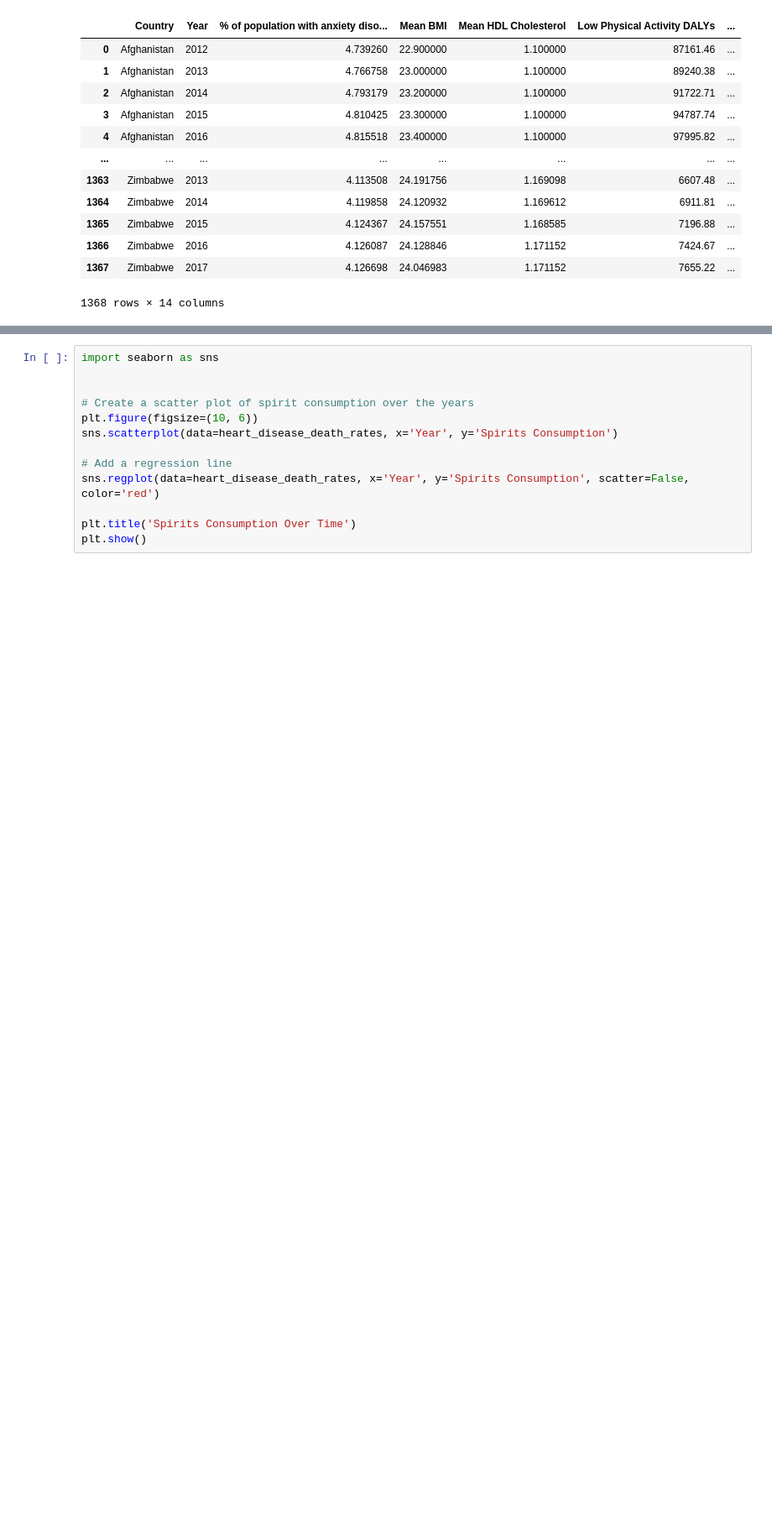
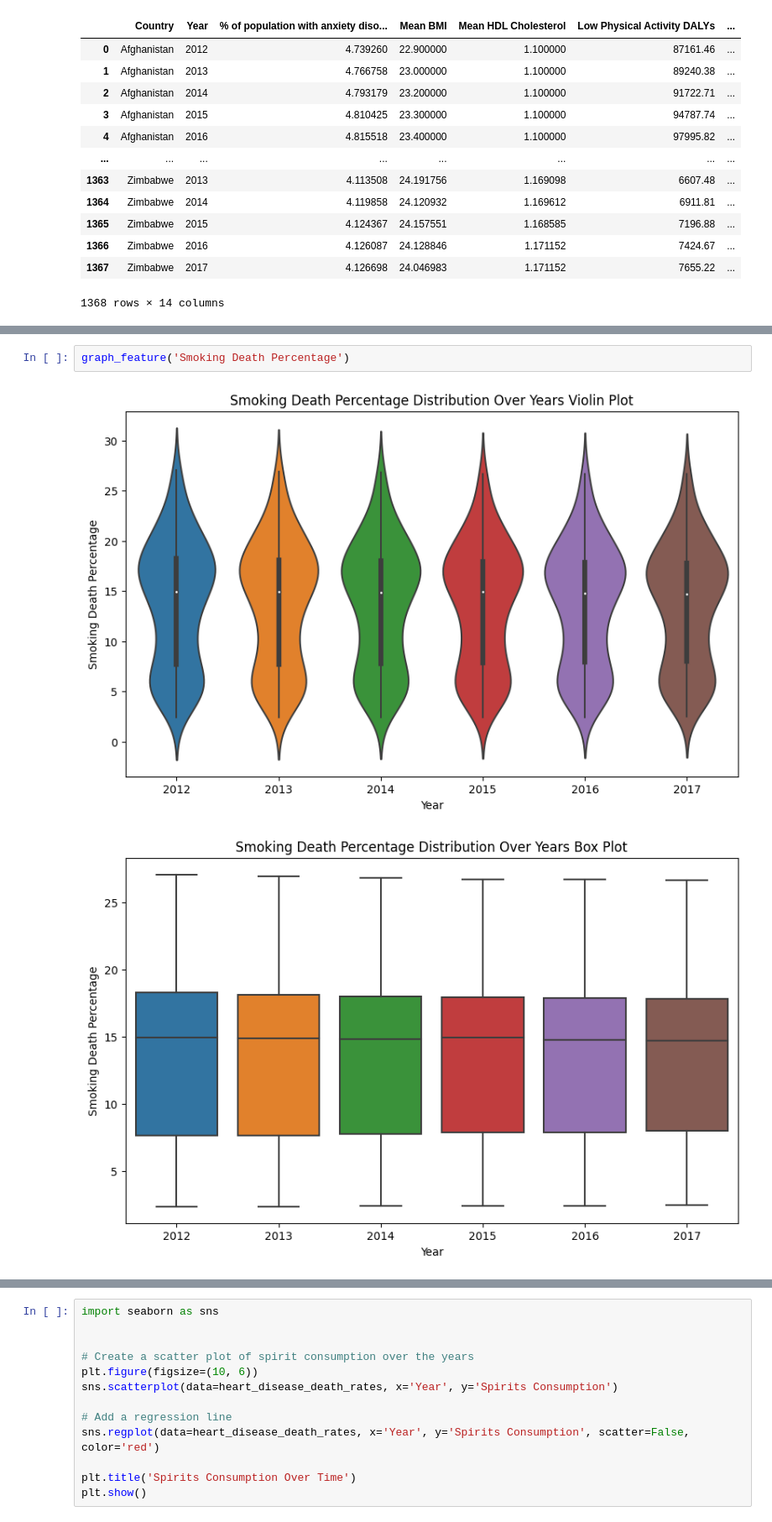
Before and after one commit to tulisamarth123/tulisamarth123.github.io, a Jupyter notebook: final_tutorial_notebook.ipynb, the cells around one changed output, grey strips where cells are left out. Shown at 84% size. Saved outputs shown, nothing was run; the diff lists cells and outputs as text; blank space fills up the shorter version.

```diff
--- a/final_tutorial_notebook.ipynb
+++ b/final_tutorial_notebook.ipynb
@@ -617,0 +688,5 @@ Percent of Missing Data: 0.0
+# %%
+graph_feature('Smoking Death Percentage')
+# %% [output]
+[figure, added]
+[figure, added]
```
Also changed, not shown: parts of 17 cells of this notebook.
